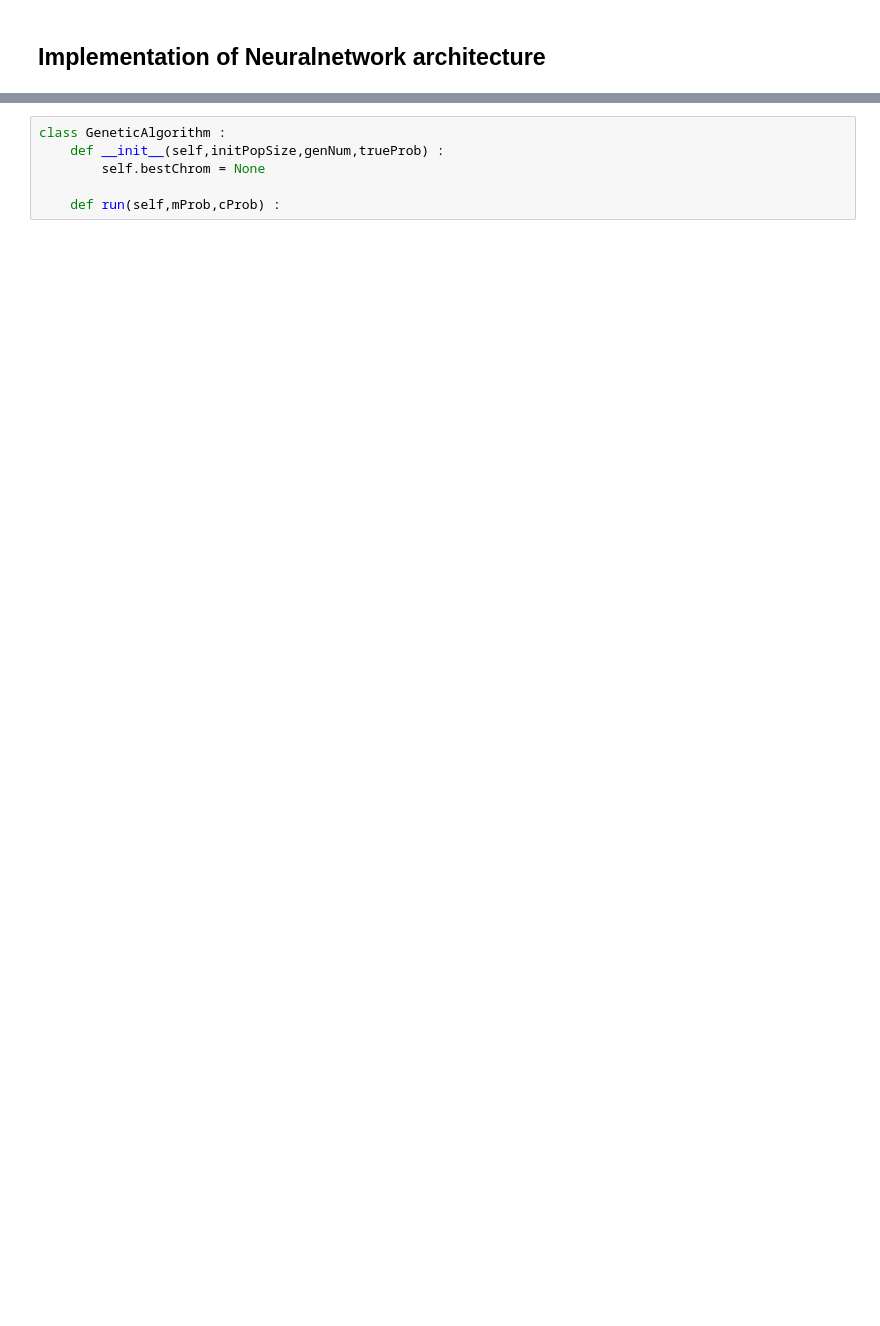
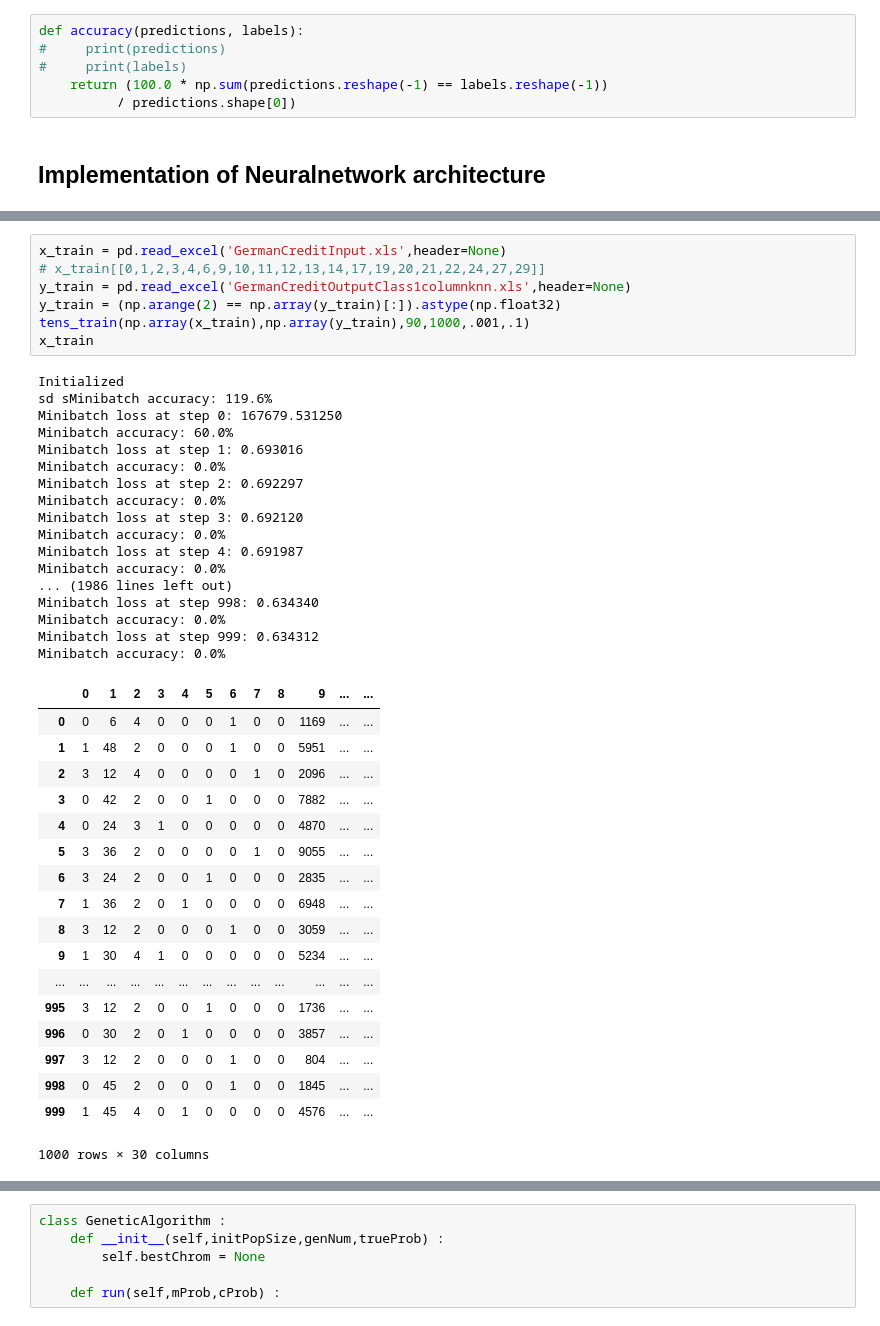
Before and after one commit to erfanMhi/Genetic-algorithms-for-credit-scoring, a Jupyter notebook: Genetic Algorithm for credit scoring.ipynb, the cells around one changed output, grey strips where cells are left out. Cells and saved outputs as stored; diff of their text form; blank space fills up the shorter version.

```diff
--- a/Genetic Algorithm for credit scoring.ipynb
+++ b/Genetic Algorithm for credit scoring.ipynb
@@ -24,5 +22,11 @@ config = {
     'initProb': .5,
     'crossoverProb': .9
 }
+# %%
+def accuracy(predictions, labels):
+#     print(predictions)
+#     print(labels)
+    return (100.0 * np.sum(predictions.reshape(-1) == labels.reshape(-1))
+          / predictions.shape[0])
 # %% [markdown]
 ## Implementation of Neuralnetwork architecture
@@ -28,0 +181,43 @@ config = {
+# %%
+x_train = pd.read_excel('GermanCreditInput.xls',header=None)
+# x_train[[0,1,2,3,4,6,9,10,11,12,13,14,17,19,20,21,22,24,27,29]]
+y_train = pd.read_excel('GermanCreditOutputClass1columnknn.xls',header=None)
+y_train = (np.arange(2) == np.array(y_train)[:]).astype(np.float32)
+tens_train(np.array(x_train),np.array(y_train),90,1000,.001,.1)
+x_train
+# %% [output]
+Initialized
+sd sMinibatch accuracy: 119.6%
+Minibatch loss at step 0: 167679.531250
+Minibatch accuracy: 60.0%
+Minibatch loss at step 1: 0.693016
+Minibatch accuracy: 0.0%
+Minibatch loss at step 2: 0.692297
+Minibatch accuracy: 0.0%
+Minibatch loss at step 3: 0.692120
+Minibatch accuracy: 0.0%
+Minibatch loss at step 4: 0.691987
+Minibatch accuracy: 0.0%
+... (1986 lines left out)
+Minibatch loss at step 998: 0.634340
+Minibatch accuracy: 0.0%
+Minibatch loss at step 999: 0.634312
+Minibatch accuracy: 0.0%
+|  | 0 | 1 | 2 | 3 | 4 | 5 | 6 | 7 | 8 | 9 | ... | ... |
+| 0 | 0 | 6 | 4 | 0 | 0 | 0 | 1 | 0 | 0 | 1169 | ... | ... |
+| 1 | 1 | 48 | 2 | 0 | 0 | 0 | 1 | 0 | 0 | 5951 | ... | ... |
+| 2 | 3 | 12 | 4 | 0 | 0 | 0 | 0 | 1 | 0 | 2096 | ... | ... |
+| 3 | 0 | 42 | 2 | 0 | 0 | 1 | 0 | 0 | 0 | 7882 | ... | ... |
+| 4 | 0 | 24 | 3 | 1 | 0 | 0 | 0 | 0 | 0 | 4870 | ... | ... |
+| 5 | 3 | 36 | 2 | 0 | 0 | 0 | 0 | 1 | 0 | 9055 | ... | ... |
+| 6 | 3 | 24 | 2 | 0 | 0 | 1 | 0 | 0 | 0 | 2835 | ... | ... |
+| 7 | 1 | 36 | 2 | 0 | 1 | 0 | 0 | 0 | 0 | 6948 | ... | ... |
+| 8 | 3 | 12 | 2 | 0 | 0 | 0 | 1 | 0 | 0 | 3059 | ... | ... |
+| 9 | 1 | 30 | 4 | 1 | 0 | 0 | 0 | 0 | 0 | 5234 | ... | ... |
+| ... | ... | ... | ... | ... | ... | ... | ... | ... | ... | ... | ... | ... |
+| 995 | 3 | 12 | 2 | 0 | 0 | 1 | 0 | 0 | 0 | 1736 | ... | ... |
+| 996 | 0 | 30 | 2 | 0 | 1 | 0 | 0 | 0 | 0 | 3857 | ... | ... |
+| 997 | 3 | 12 | 2 | 0 | 0 | 0 | 1 | 0 | 0 | 804 | ... | ... |
+| 998 | 0 | 45 | 2 | 0 | 0 | 0 | 1 | 0 | 0 | 1845 | ... | ... |
+| 999 | 1 | 45 | 4 | 0 | 1 | 0 | 0 | 0 | 0 | 4576 | ... | ... |
+1000 rows × 30 columns
```
Also changed, not shown: parts of 11 cells of this notebook.
